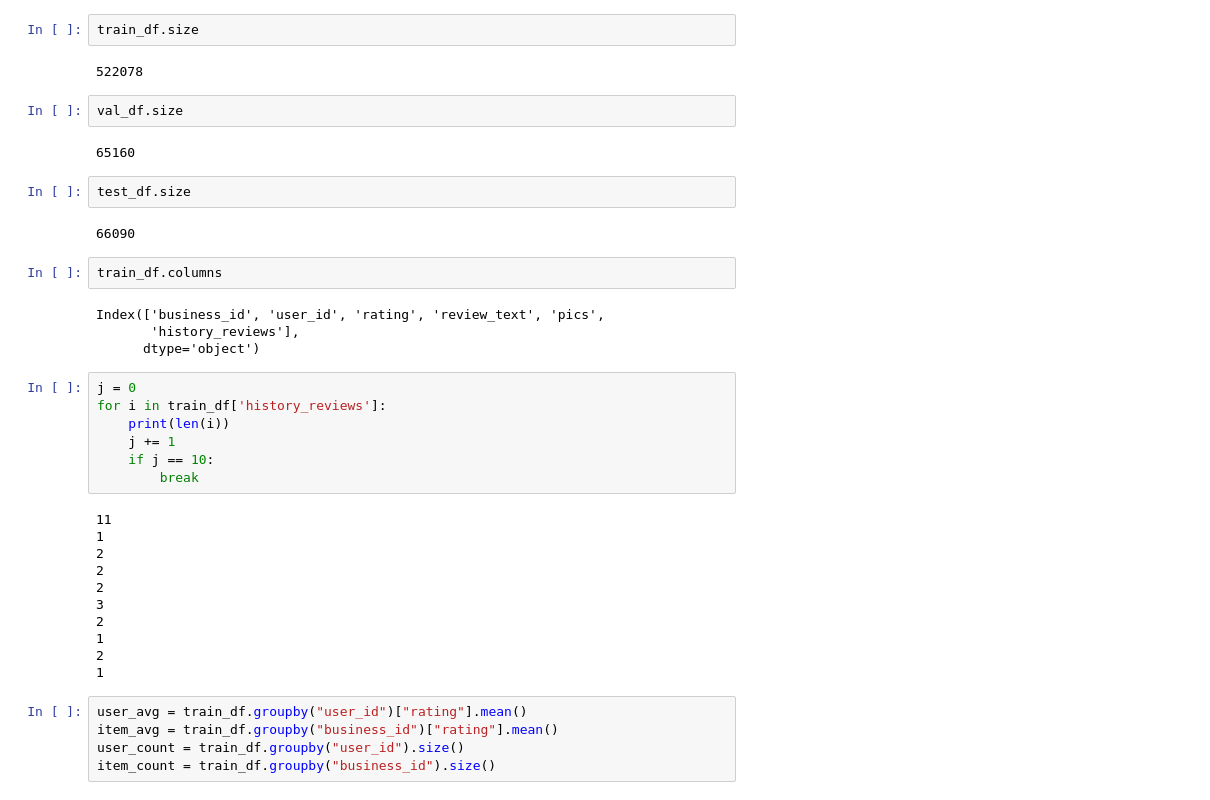
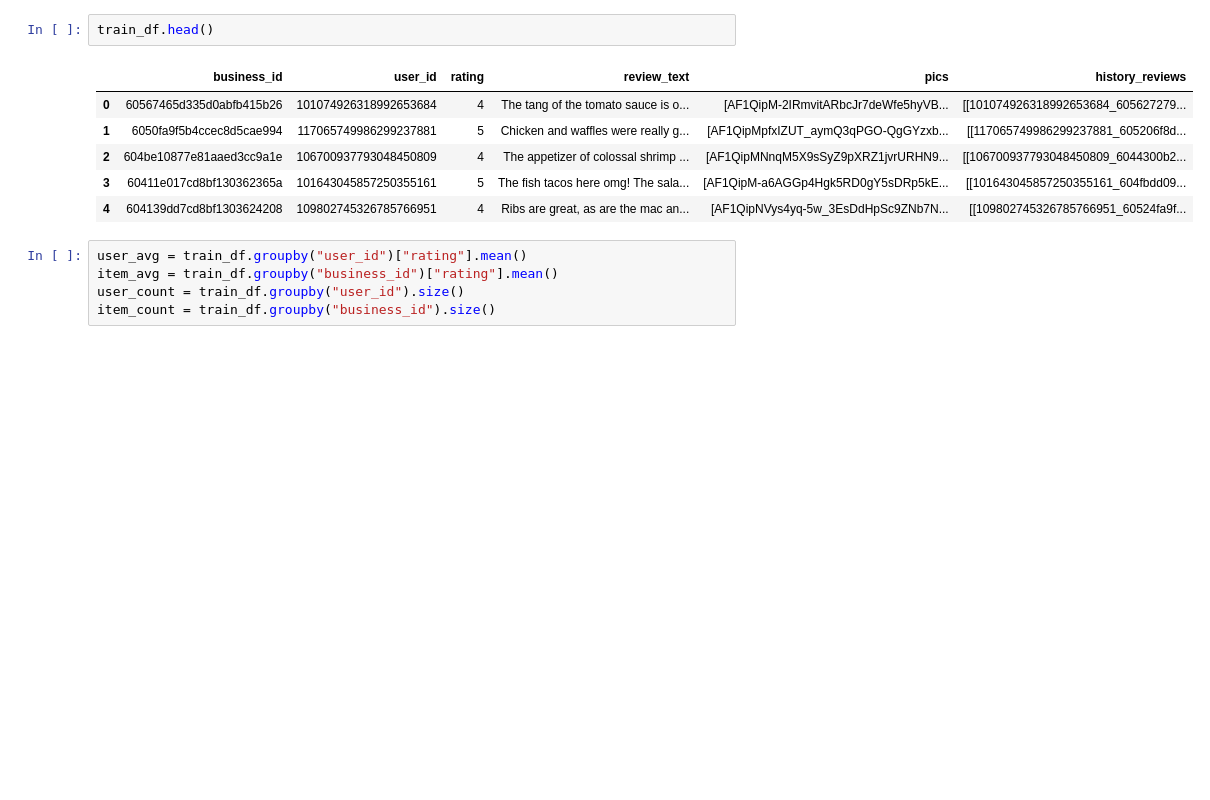
Before and after one commit to itsfavio/cse158-assignment2, a Jupyter notebook: baseline.ipynb, the cells around one changed output. Drawn from its saved outputs; the diff is of its cells as text; blank space fills up the shorter version.

```diff
--- a/baseline.ipynb
+++ b/baseline.ipynb
@@ -8,42 +10,15 @@ with open("filter_all_t.json", "r") as f:
 train_df = pd.DataFrame(data["train"])
 val_df   = pd.DataFrame(data.get("val", []))
 test_df  = pd.DataFrame(data.get("test", []))
-# %%
-train_df.size
-# %% [output]
-522078
-# %%
-val_df.size
-# %% [output]
-65160
-# %%
-test_df.size
-# %% [output]
-66090
-# %%
-train_df.columns
-# %% [output]
-Index(['business_id', 'user_id', 'rating', 'review_text', 'pics',
-       'history_reviews'],
-      dtype='object')
-# %%
-j = 0
-for i in train_df['history_reviews']:
-    print(len(i))
-    j += 1
-    if j == 10:
-        break
-# %% [output]
-11
-1
-2
-2
-2
-3
-2
-1
-2
-1
+# %%
+train_df.head()
+# %% [output]
+|  | business_id | user_id | rating | review_text | pics | history_reviews |
+| 0 | 60567465d335d0abfb415b26 | 101074926318992653684 | 4 | The tang of the tomato sauce is o... | [AF1QipM-2IRmvitARbcJr7deWfe5hyVB... | [[101074926318992653684_605627279... |
+| 1 | 6050fa9f5b4ccec8d5cae994 | 117065749986299237881 | 5 | Chicken and waffles were really g... | [AF1QipMpfxIZUT_aymQ3qPGO-QgGYzxb... | [[117065749986299237881_605206f8d... |
+| 2 | 604be10877e81aaed3cc9a1e | 106700937793048450809 | 4 | The appetizer of colossal shrimp ... | [AF1QipMNnqM5X9sSyZ9pXRZ1jvrURHN9... | [[106700937793048450809_6044300b2... |
+| 3 | 60411e017cd8bf130362365a | 101643045857250355161 | 5 | The fish tacos here omg! The sala... | [AF1QipM-a6AGGp4Hgk5RD0gY5sDRp5kE... | [[101643045857250355161_604fbdd09... |
+| 4 | 604139dd7cd8bf1303624208 | 109802745326785766951 | 4 | Ribs are great, as are the mac an... | [AF1QipNVys4yq-5w_3EsDdHpSc9ZNb7N... | [[109802745326785766951_60524fa9f... |
 # %%
 user_avg = train_df.groupby("user_id")["rating"].mean()
 item_avg = train_df.groupby("business_id")["rating"].mean()
```
Also changed, not shown: parts of 6 cells of this notebook.
